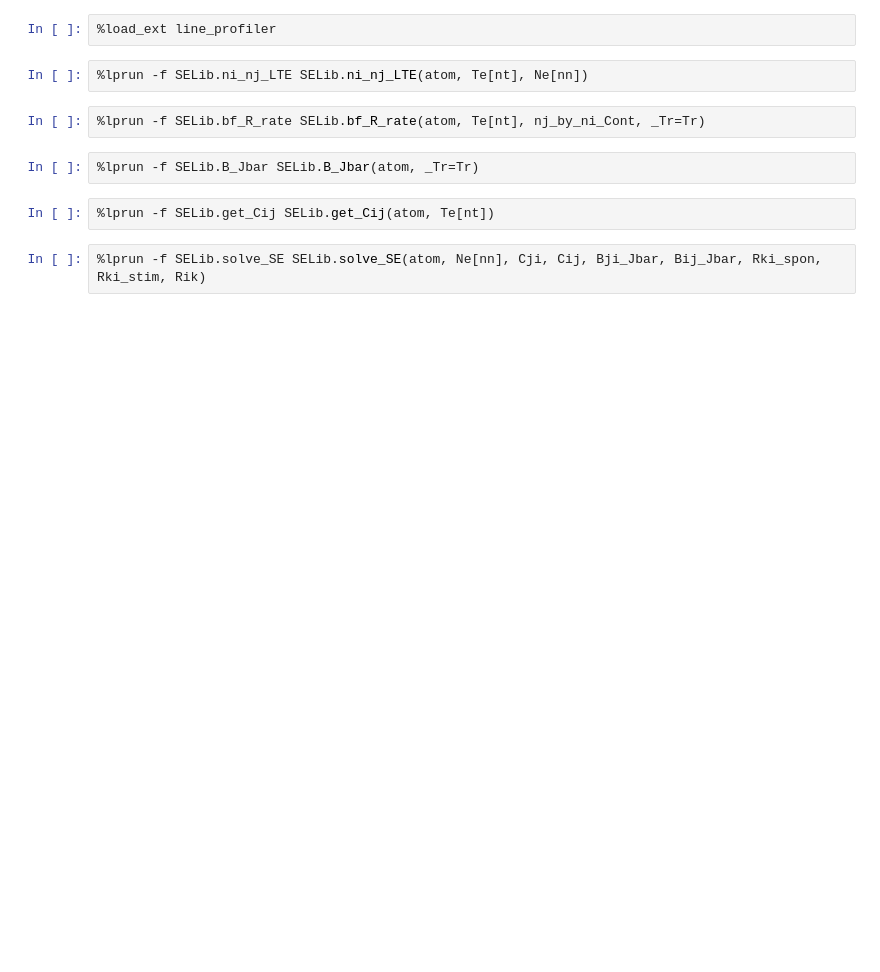
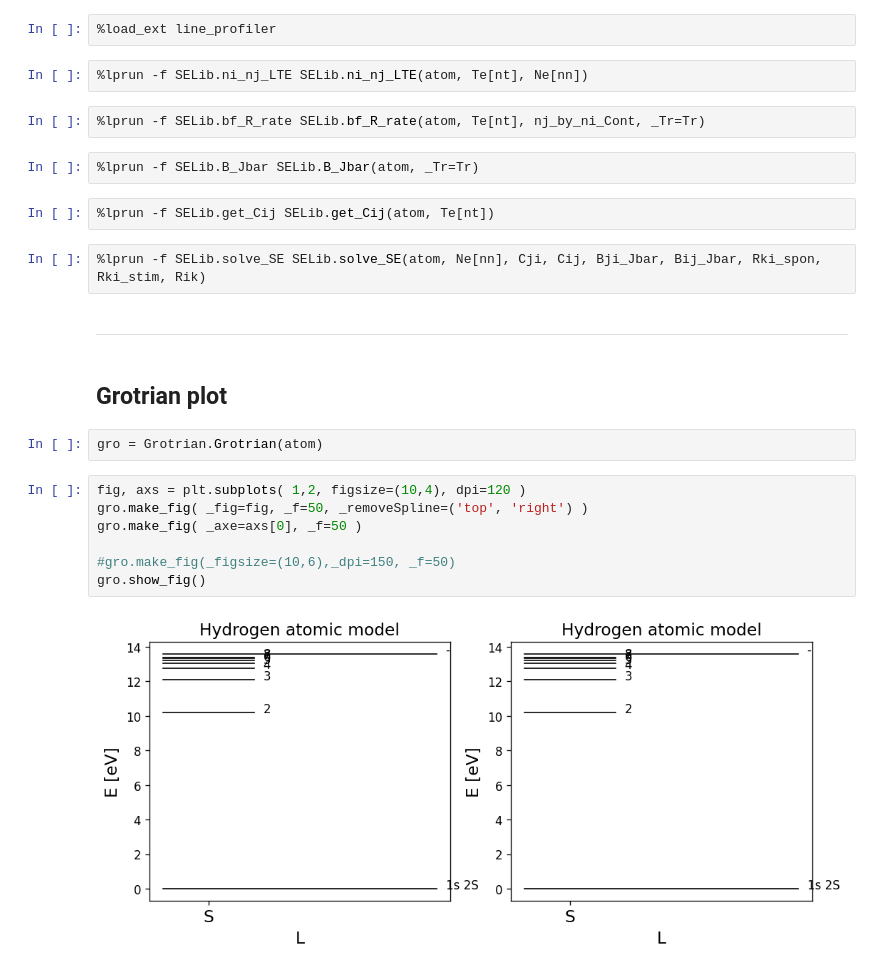
Before and after one commit to kouui/spectra-deprecated, a Jupyter notebook: notebooks/StatisticalEquilibrium/Hydrogen_atom_debug.ipynb, the cells around one changed output. Drawn from its saved outputs; the diff is of its cells as text; blank space fills up the shorter version.

Commit message:
user defined fig, axe, color-axe is availabel in Grotrian

```diff
--- a/notebooks/StatisticalEquilibrium/Hydrogen_atom_debug.ipynb
+++ b/notebooks/StatisticalEquilibrium/Hydrogen_atom_debug.ipynb
@@ -444,3 +420,18 @@ _ = SELib.solve_SE(atom, Ne[nn], Cji, Cij, Bji_Jbar, Bij_Jbar, Rki_spon, Rki_sti
 %lprun -f SELib.get_Cij SELib.get_Cij(atom, Te[nt])
 # %%
 %lprun -f SELib.solve_SE SELib.solve_SE(atom, Ne[nn], Cji, Cij, Bji_Jbar, Bij_Jbar, Rki_spon, Rki_stim, Rik)
+# %% [markdown]
+---
+# %% [markdown]
+## Grotrian plot
+# %%
+gro = Grotrian.Grotrian(atom)
+# %%
+fig, axs = plt.subplots( 1,2, figsize=(10,4), dpi=120 )
+gro.make_fig( _fig=fig, _f=50, _removeSpline=('top', 'right') )
+gro.make_fig( _axe=axs[0], _f=50 )
+
+#gro.make_fig(_figsize=(10,6),_dpi=150, _f=50)
+gro.show_fig()
+# %% [output]
+[figure, added]
```
Also changed, not shown: parts of 8 cells of this notebook, 1 other file.
